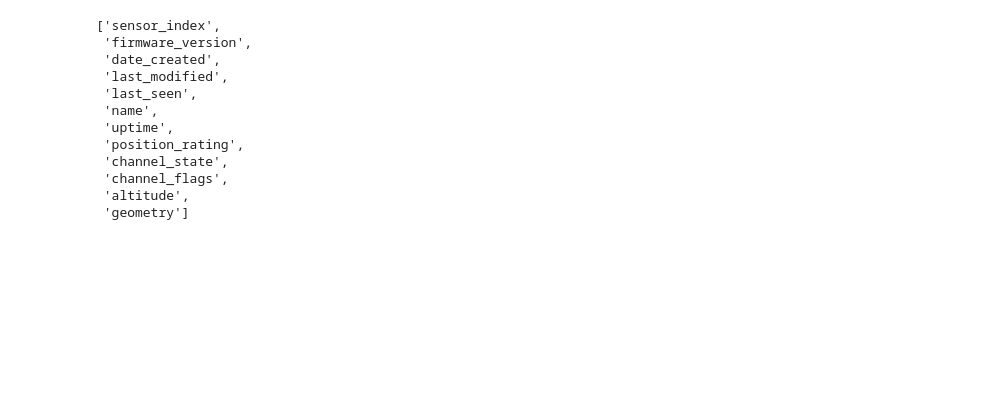
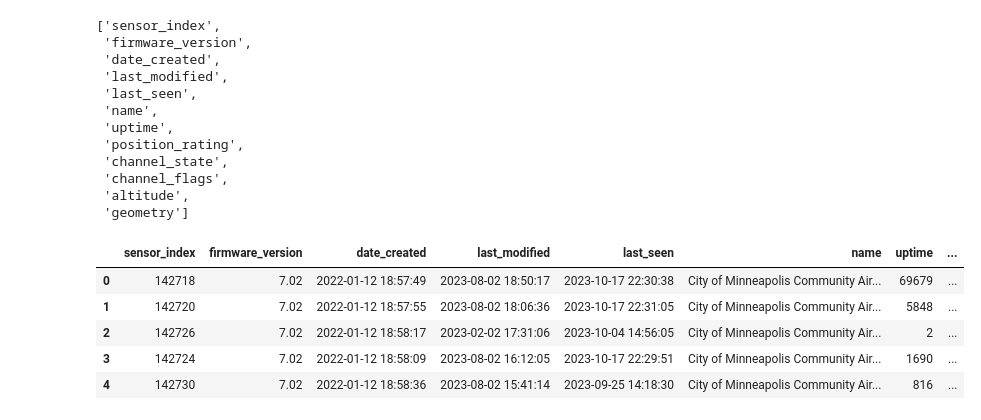
Before and after one commit to SpikeAlerts/SpikeAlerts_0, a Jupyter notebook: Notebooks/1_QAQC/2_PurpleAir_Stations.ipynb, the cells around one changed output. Saved outputs shown, nothing was run; the diff lists cells and outputs as text; code cells hidden in the pictures; blank space fills up the shorter version.

```diff
--- a/Notebooks/1_QAQC/2_PurpleAir_Stations.ipynb
+++ b/Notebooks/1_QAQC/2_PurpleAir_Stations.ipynb
@@ -262,6 +274,15 @@ sorted_df['last_seen'] = sorted_gdf.last_seen.apply(lambda x : x.strftime('%Y-%m
 
 # sorted_df['firmware_version'] = sorted_df['firmware_version'].fillna(value = 'a', inplace = True)
 # sorted_df['firmware_version'] = sorted_df['firmware_version'].fillna(value = 'NaN', inplace = True)
+# %%
+sorted_df.head()
+# %% [output]
+|  | sensor_index | firmware_version | date_created | last_modified | last_seen | name | uptime | ... |
+| 0 | 142718 | 7.02 | 2022-01-12 18:57:49 | 2023-08-02 18:50:17 | 2023-10-17 22:30:38 | City of Minneapolis Community Air... | 69679 | ... |
+| 1 | 142720 | 7.02 | 2022-01-12 18:57:55 | 2023-08-02 18:06:36 | 2023-10-17 22:31:05 | City of Minneapolis Community Air... | 5848 | ... |
+| 2 | 142726 | 7.02 | 2022-01-12 18:58:17 | 2023-02-02 17:31:06 | 2023-10-04 14:56:05 | City of Minneapolis Community Air... | 2 | ... |
+| 3 | 142724 | 7.02 | 2022-01-12 18:58:09 | 2023-08-02 16:12:05 | 2023-10-17 22:29:51 | City of Minneapolis Community Air... | 1690 | ... |
+| 4 | 142730 | 7.02 | 2022-01-12 18:58:36 | 2023-08-02 15:41:14 | 2023-09-25 14:18:30 | City of Minneapolis Community Air... | 816 | ... |
 # %%
 # Get credentials
 
```
Also changed, not shown: parts of 11 cells of this notebook, 4 other files.
